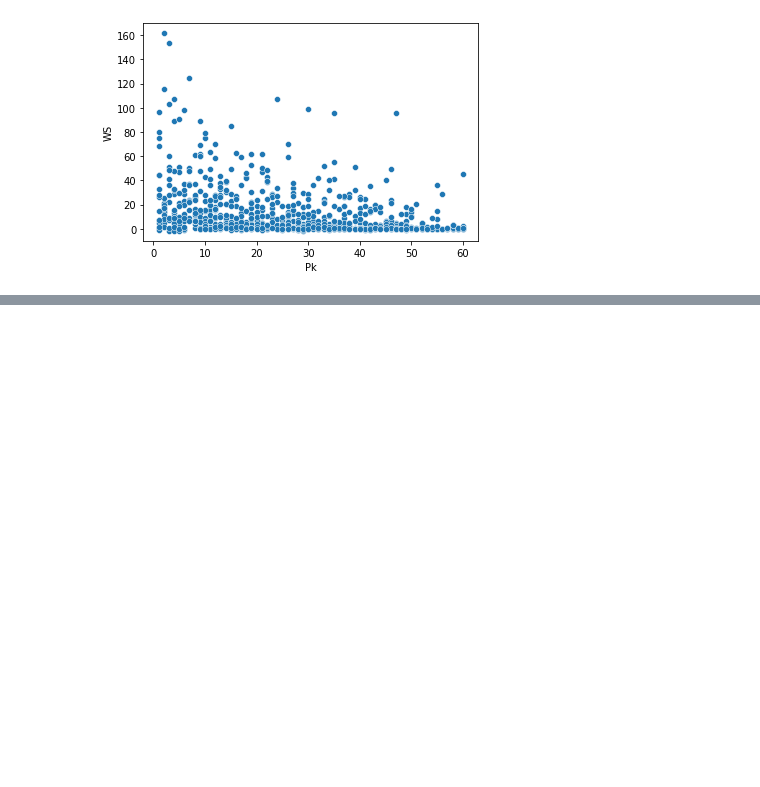
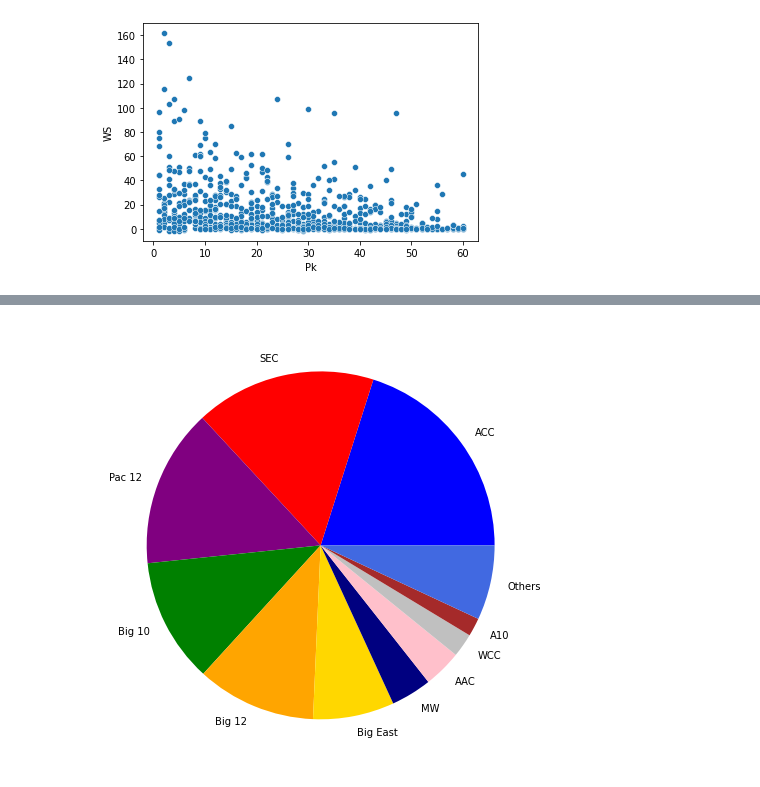
Before and after one commit to MattSasaki/Draft-Position-vs-College-Conference, a Jupyter notebook: project_workbook.ipynb, the cells around one changed output, grey strips where cells are left out. Cells and saved outputs as stored; diff of their text form; code cells hidden in the pictures; blank space fills up the shorter version.

```diff
--- a/project_workbook.ipynb
+++ b/project_workbook.ipynb
@@ -99,0 +169,10 @@ sns.scatterplot(x=df["Pk"], y=df["WS"])
+# %%
+values = [165, 138, 121, 95, 91, 62, 31, 29, 18, 14, 10+7+7+6+4+4+3+3+3+2+2+2+1+1+1+1]
+mylabels = ['ACC', 'SEC', 'Pac 12', 'Big 10', 'Big 12', 'Big East', 'MW', 'AAC', 'WCC', 'A10', 'Others']
+# %%
+plt.figure(figsize=(8,8))
+plt.pie(values, labels = mylabels,
+        colors=['blue', 'red', 'purple', 'green', 'orange', 'gold', 'navy', 'pink', 'silver', 'brown', 'royalblue'])
+#plt.savefig('conf_pie.jpg')
+# %% [output]
+[figure, added]
```
Also changed, not shown: parts of 7 cells of this notebook, 20 other files.
